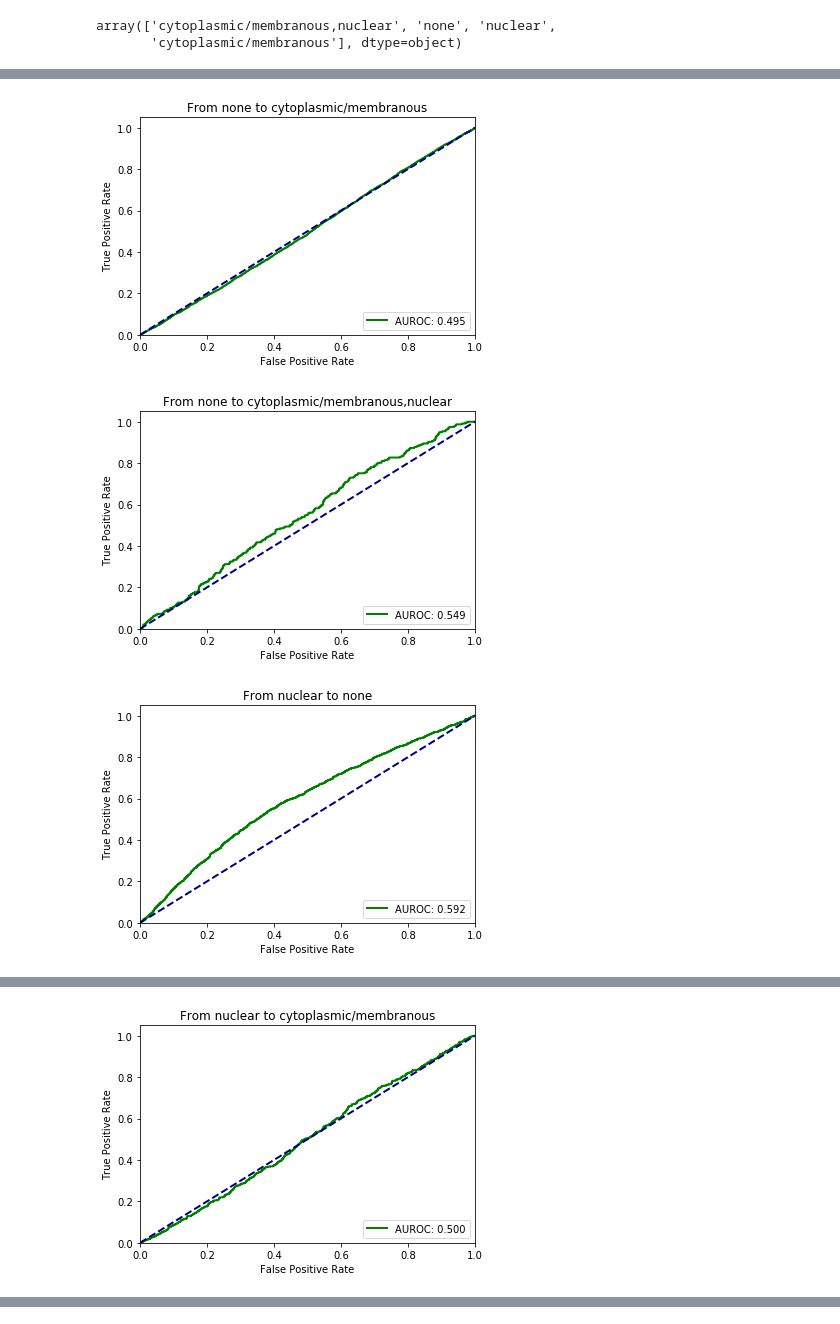
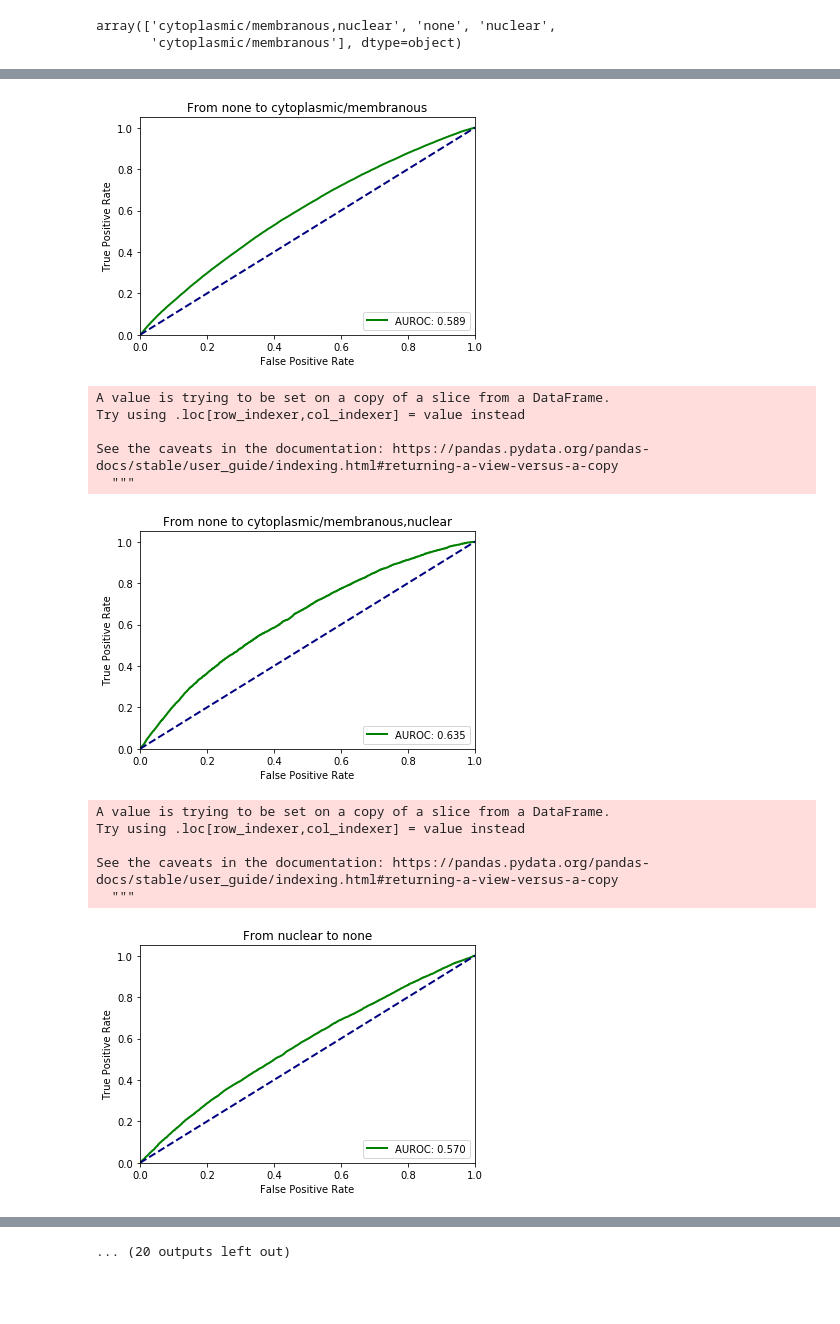
Before and after one commit to martinkang93/hpa_image_analysis, a Jupyter notebook: notebooks/Experiment 2.ipynb, the cells around one changed output, grey strips where cells are left out. Drawn from its saved outputs; the diff is of its cells as text; code cells hidden in the pictures; blank space fills up the shorter version.

```diff
--- a/notebooks/Experiment 2.ipynb
+++ b/notebooks/Experiment 2.ipynb
@@ -36,4 +57,3 @@ df = df.merge(metadata_df[['s3_aws_urls', 'staining']].rename(columns={'s3_aws_u
 # %%
-df['expression_change'] = df.apply(lambda row:
-                                   1 if ((row['healthy_annotation']=='nuclear') &
-                                         (row['pathology_annotation']=='none')) else 0, axis=1)
+df['expression_change'] = df.apply(lambda row: 1 if row['image_a_annotation']!=row['image_b_annotation'] else 0, axis=1)
+df['c_dist'] = df['c_dist'].astype('float')
@@ -62,0 +92,3 @@ df.to_csv('all_inter_gene_pair_cdist.csv', index=False)
+# %%
+temp_df = df[df['image_a_type']!=df['image_b_type']]
+plot_roc_curve(temp_df['expression_change'], temp_df['c_dist'].astype('float'), 'Any Change in Exprerssion Pattern')
@@ -62,0 +101,9 @@ df.to_csv('all_inter_gene_pair_cdist.csv', index=False)
+# %%
+hpa_annotation = ['none', 'nuclear', 'cytoplasmic/membranous', 'cytoplasmic/membranous,nuclear']
+
+for original in hpa_annotation:
+    for new in hpa_annotation:
+        temp_df['temp'] = df.apply(lambda row: 1 if ((row['image_a_annotation']==original) &
+                                         (row['image_b_annotation']==new)) else 0, axis=1)
+        plot_roc_curve(temp_df['temp'], temp_df['c_dist'].astype('float'), 'From {} to {}'.format(original, new))
+temp_df = temp_df.drop(columns='temp')
@@ -63,2 +142,4 @@ df.to_csv('all_inter_gene_pair_cdist.csv', index=False)
 # %%
-df['staining_change'] = df.apply(lambda row: 1 if row['healthy_staining'].lower()!=row['pathology_staining'].lower() else 0, axis=1)
+temp_df['temp'] = df.apply(lambda row: 1 if ((row['image_a_annotation']!=new) &
+                                         (row['image_b_annotation']==new)) else 0, axis=1)
+plot_roc_curve(temp_df['temp'], temp_df['c_dist'].astype('float'), 'From {} to {}'.format('Any', new))
@@ -66,7 +153,8 @@ df['staining_change'] = df.apply(lambda row: 1 if row['healthy_staining'].lower(
 hpa_annotation = ['none', 'nuclear', 'cytoplasmic/membranous', 'cytoplasmic/membranous,nuclear']
 for original in hpa_annotation:
     for new in hpa_annotation:
-        df['expression_change'] = df.apply(lambda row: 1 if ((row['healthy_annotation']==original) &
-                                         (row['pathology_annotation']==new)) else 0, axis=1)
-        plot_roc_curve(df['expression_change'], df['c_dist'], 'From {} to {}'.format(original, new))
+        df['temp'] = df.apply(lambda row: 1 if ((row['image_a_annotation']==original) &
+                                         (row['image_b_annotation']==new)) else 0, axis=1)
+        plot_roc_curve(df['temp'], df['c_dist'].astype('float'), 'From {} to {}'.format(original, new))
+df = df.drop(columns='temp')
 # %% [output]
@@ -75,3 +178,13 @@ for original in hpa_annotation:
-[figure, old version]
+[figure, new version]
+A value is trying to be set on a copy of a slice from a DataFrame.
+Try using .loc[row_indexer,col_indexer] = value instead
+
+See the caveats in the documentation: https://pandas.pydata.org/pandas-docs/stable/user_guide/indexing.html#returning-a-view-versus-a-copy
+  """
-[figure, old version]
+[figure, new version]
+A value is trying to be set on a copy of a slice from a DataFrame.
+Try using .loc[row_indexer,col_indexer] = value instead
+
+See the caveats in the documentation: https://pandas.pydata.org/pandas-docs/stable/user_guide/indexing.html#returning-a-view-versus-a-copy
+  """
-[figure, old version]
+[figure, new version]
@@ -79 +196,0 @@ for original in hpa_annotation:
-[figure, removed]
@@ -86,3 +197,4 @@ for original in hpa_annotation:
+... (20 outputs left out)
 # %%
 import matplotlib.pyplot as plt
 import pandas as pd
```
Also changed, not shown: parts of 18 cells of this notebook, 15 other files.
